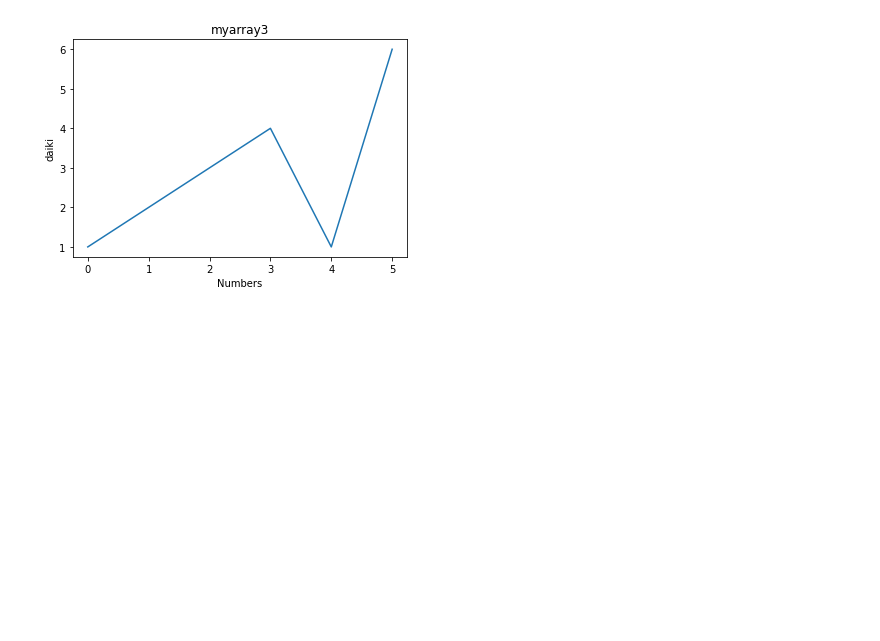
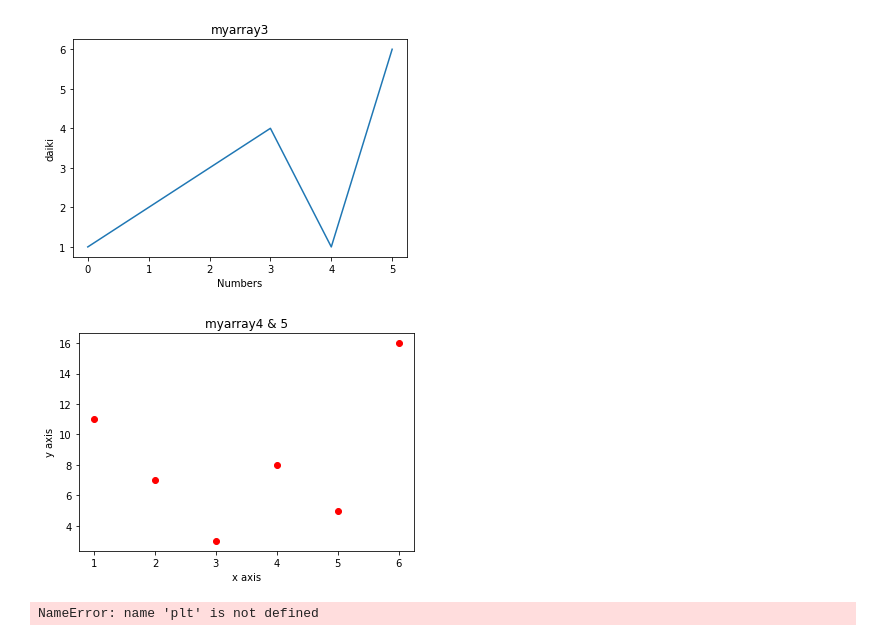
Before and after one commit to HowkMii/some-function-in-numpy, a Jupyter notebook: Matplotlib.ipynb, the cells around one changed output. Drawn from its saved outputs; the diff is of its cells as text; code cells hidden in the pictures; blank space fills up the shorter version.

Commit message:
myarray4 = [1,2,3,4,5,6]

```diff
--- a/Matplotlib.ipynb
+++ b/Matplotlib.ipynb
@@ -36,3 +36,23 @@ plt.xlabel("Numbers")
 plt.show()
 # %% [output]
 [figure]
+# %%
+myarray4 = [1,2,3,4,5,6]
+myarray5 = [11,7,3,8,5,16]
+plt.plot(myarray4,myarray5 ,'ro')
+plt.title("myarray4 & 5")
+plt.ylabel("y axis")
+plt.xlabel("x axis")
+plt.show()
+# %% [output]
+[figure, added]
+# %%
+myarray4 = [1,2,3,4,5,6]
+myarray5 = [11,7,3,8,5,16]
+plt.plot(myarray4,myarray5 ,'b')
+plt.title("myarray4 & 5")
+plt.ylabel("y axis")
+plt.xlabel("x axis")
+plt.show()
+# %% [output]
+NameError: name 'plt' is not defined
```
